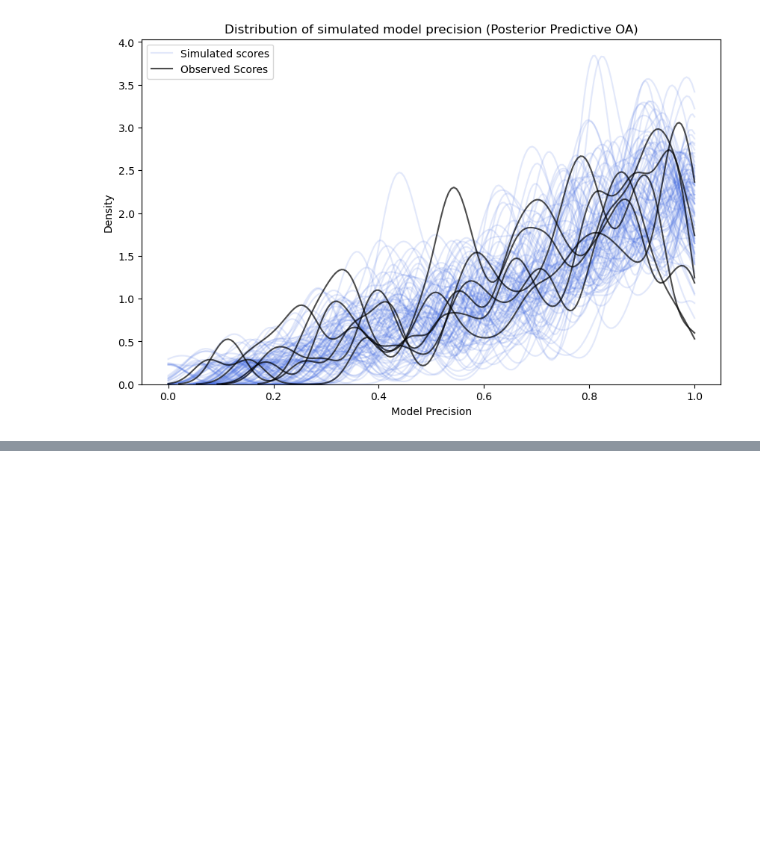
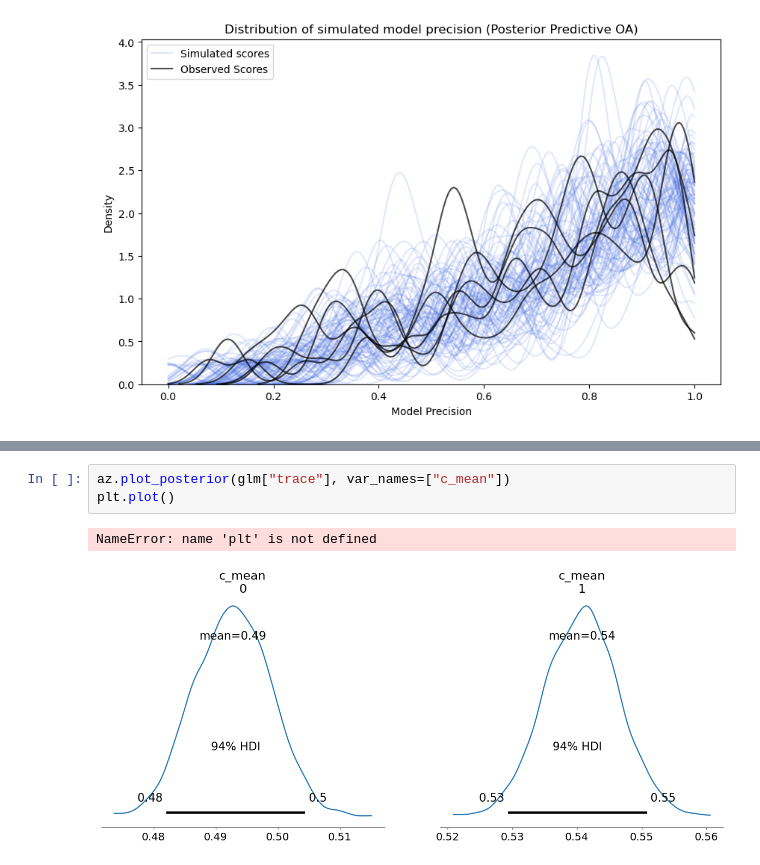
Before and after one commit to imrogerjiang/bayesian-inference-topic-measures, a Jupyter notebook: 6 Power Simulation Comparison.ipynb, the cells around one changed output, grey strips where cells are left out. Cells and saved outputs as stored; diff of their text form; blank space fills up the shorter version.

Commit message:
finishing up graphs

```diff
--- a/6 Power Simulation Comparison.ipynb
+++ b/6 Power Simulation Comparison.ipynb
@@ -389,0 +1098,6 @@ plt.show()
+# %%
+az.plot_posterior(glm["trace"], var_names=["c_mean"])
+plt.plot()
+# %% [output]
+NameError: name 'plt' is not defined
+[figure, added]
```
Also changed, not shown: parts of 19 cells of this notebook, 41 other files.
